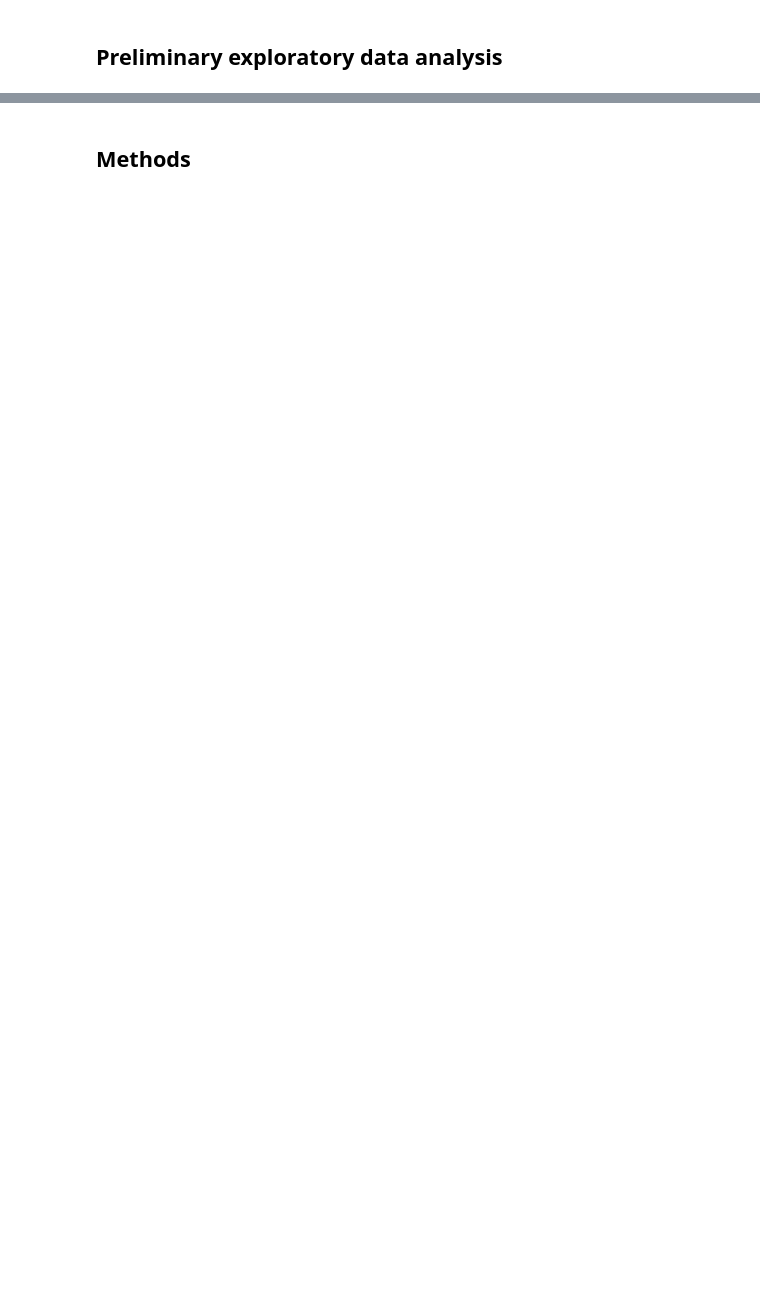
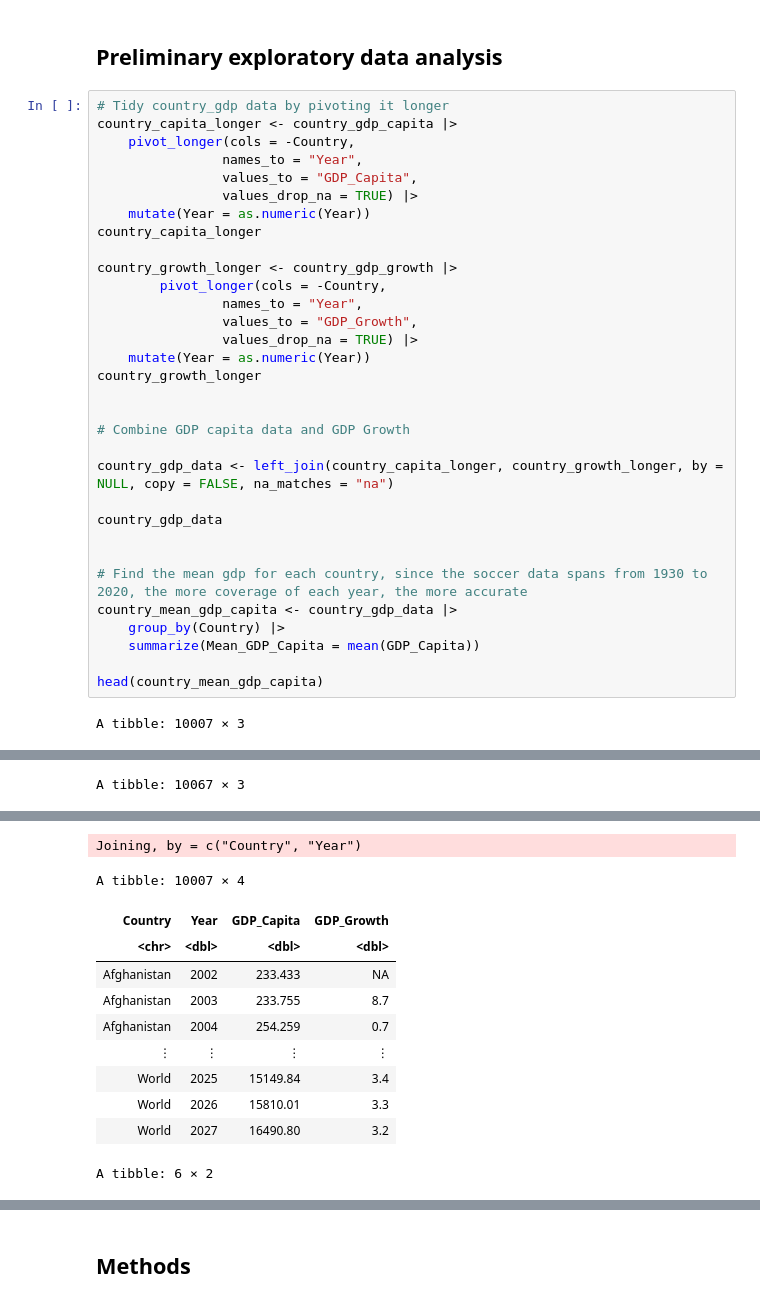
Before and after one commit to whalebeavercat/dsci-100-group-146, a Jupyter notebook: Project_Proposal_146.ipynb, the cells around one changed output, grey strips where cells are left out. Drawn from its saved outputs; the diff is of its cells as text; blank space fills up the shorter version.

```diff
--- a/Project_Proposal_146.ipynb
+++ b/Project_Proposal_146.ipynb
@@ -75,2 +112,36 @@ A spec_tbl_df: 212 × 16
 # %% [markdown]
 ## Preliminary exploratory data analysis
+# %%
+# Tidy country_gdp data by pivoting it longer
+country_capita_longer <- country_gdp_capita |>
+    pivot_longer(cols = -Country,
+                names_to = "Year",
+                values_to = "GDP_Capita",
+                values_drop_na = TRUE) |>
+    mutate(Year = as.numeric(Year))
+country_capita_longer
+
+country_growth_longer <- country_gdp_growth |>
+        pivot_longer(cols = -Country,
+                names_to = "Year",
+                values_to = "GDP_Growth",
+                values_drop_na = TRUE) |>
+    mutate(Year = as.numeric(Year))
+country_growth_longer
+
+
+# Combine GDP capita data and GDP Growth
+
+country_gdp_data <- left_join(country_capita_longer, country_growth_longer, by = NULL, copy = FALSE, na_matches = "na")
+
+country_gdp_data
+
+
+# Find the mean gdp for each country, since the soccer data spans from 1930 to 2020, the more coverage of each year, the more accurate
+country_mean_gdp_capita <- country_gdp_data |>
+    group_by(Country) |>
+    summarize(Mean_GDP_Capita = mean(GDP_Capita))
+
+head(country_mean_gdp_capita)
+# %% [output]
+A tibble: 10007 × 3
@@ -76,0 +157 @@ A spec_tbl_df: 212 × 16
+A tibble: 10067 × 3
@@ -76,0 +167,12 @@ A spec_tbl_df: 212 × 16
+Joining, by = c("Country", "Year")
+A tibble: 10007 × 4
+| Country | Year | GDP_Capita | GDP_Growth |
+| <chr> | <dbl> | <dbl> | <dbl> |
+| Afghanistan | 2002 | 233.433 | NA |
+| Afghanistan | 2003 | 233.755 | 8.7 |
+| Afghanistan | 2004 | 254.259 | 0.7 |
+| ⋮ | ⋮ | ⋮ | ⋮ |
+| World | 2025 | 15149.84 | 3.4 |
+| World | 2026 | 15810.01 | 3.3 |
+| World | 2027 | 16490.80 | 3.2 |
+A tibble: 6 × 2
```
Also changed, not shown: parts of 6 cells of this notebook, 3 other files.
